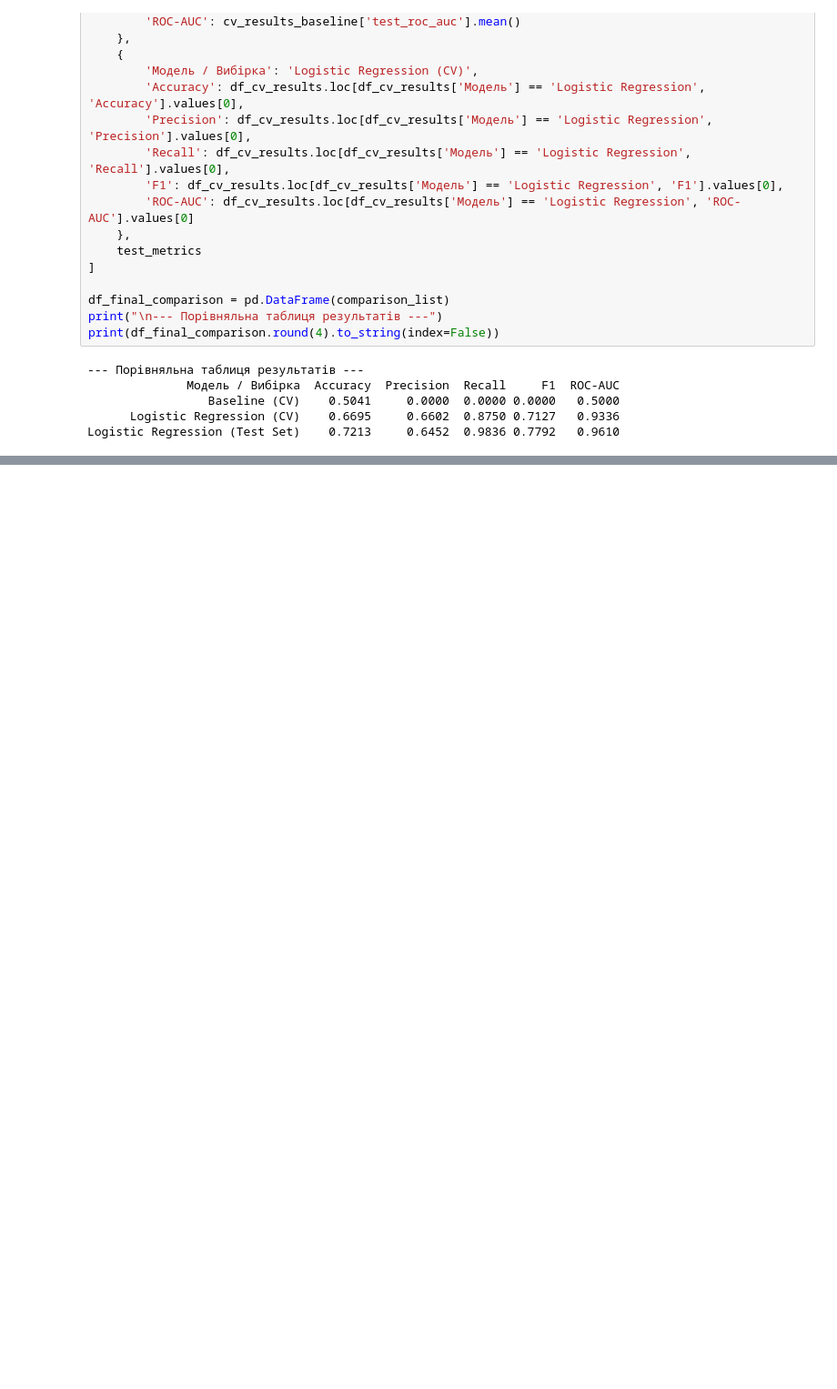
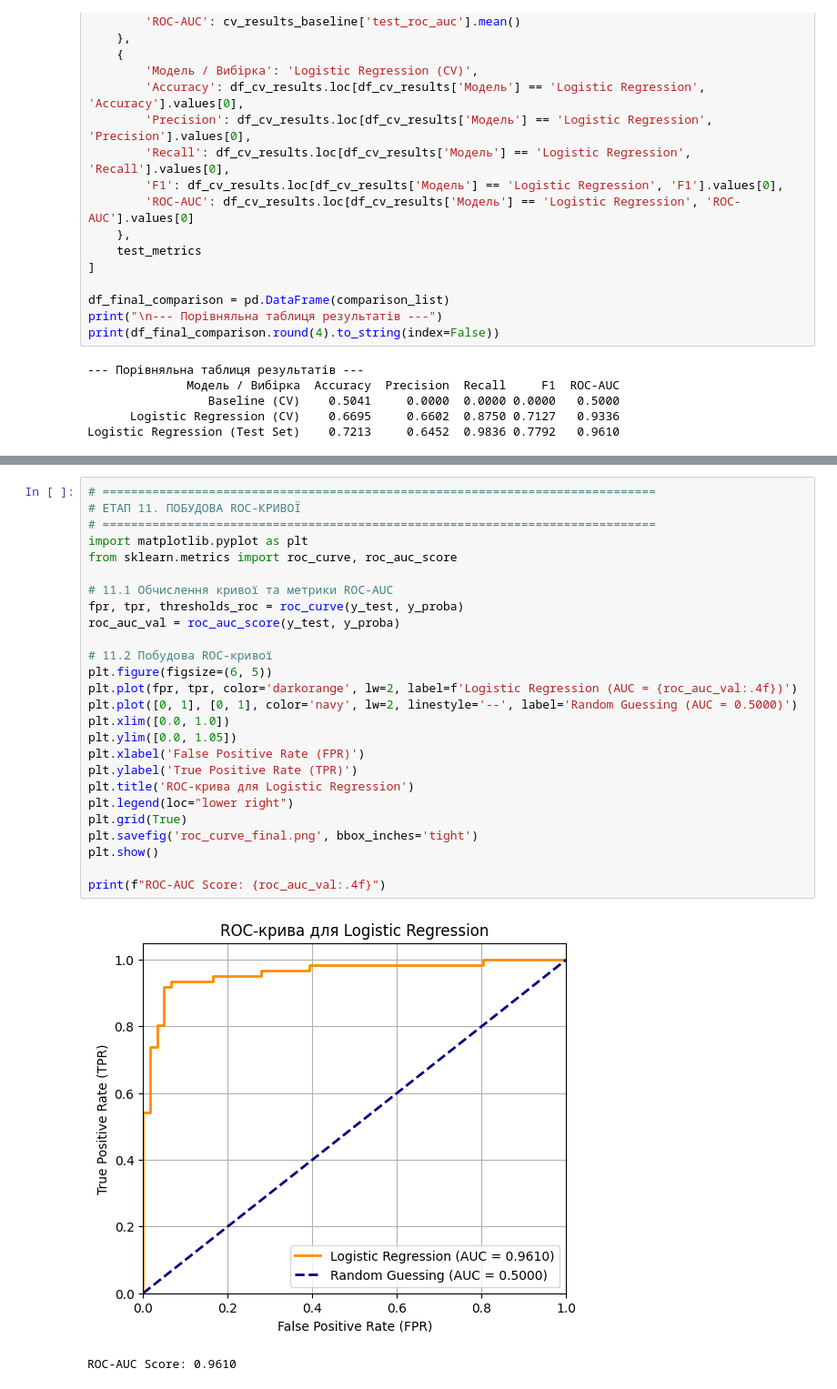
Before and after one commit to Yaroslav071315/machine-learning-course-volovnyk, a Jupyter notebook: lab02/notebook/lab02.ipynb, the cells around one changed output, grey strips where cells are left out. Shown at 91% size. Cells and saved outputs as stored; diff of their text form; blank space fills up the shorter version.

```diff
--- a/lab02/notebook/lab02.ipynb
+++ b/lab02/notebook/lab02.ipynb
@@ -429,0 +490,29 @@ plt.show()
+# %%
+# ==============================================================================
+# ЕТАП 11. ПОБУДОВА ROC-КРИВОЇ
+# ==============================================================================
+import matplotlib.pyplot as plt
+from sklearn.metrics import roc_curve, roc_auc_score
+
+# 11.1 Обчислення кривої та метрики ROC-AUC
+fpr, tpr, thresholds_roc = roc_curve(y_test, y_proba)
+roc_auc_val = roc_auc_score(y_test, y_proba)
+
+# 11.2 Побудова ROC-кривої
+plt.figure(figsize=(6, 5))
+plt.plot(fpr, tpr, color='darkorange', lw=2, label=f'Logistic Regression (AUC = {roc_auc_val:.4f})')
+plt.plot([0, 1], [0, 1], color='navy', lw=2, linestyle='--', label='Random Guessing (AUC = 0.5000)')
+plt.xlim([0.0, 1.0])
+plt.ylim([0.0, 1.05])
+plt.xlabel('False Positive Rate (FPR)')
+plt.ylabel('True Positive Rate (TPR)')
+plt.title('ROC-крива для Logistic Regression')
+plt.legend(loc="lower right")
+plt.grid(True)
+plt.savefig('roc_curve_final.png', bbox_inches='tight')
+plt.show()
+
+print(f"ROC-AUC Score: {roc_auc_val:.4f}")
+# %% [output]
+[figure, added]
+ROC-AUC Score: 0.9610
```
Also changed, not shown: parts of 3 cells of this notebook, 7 other files.
